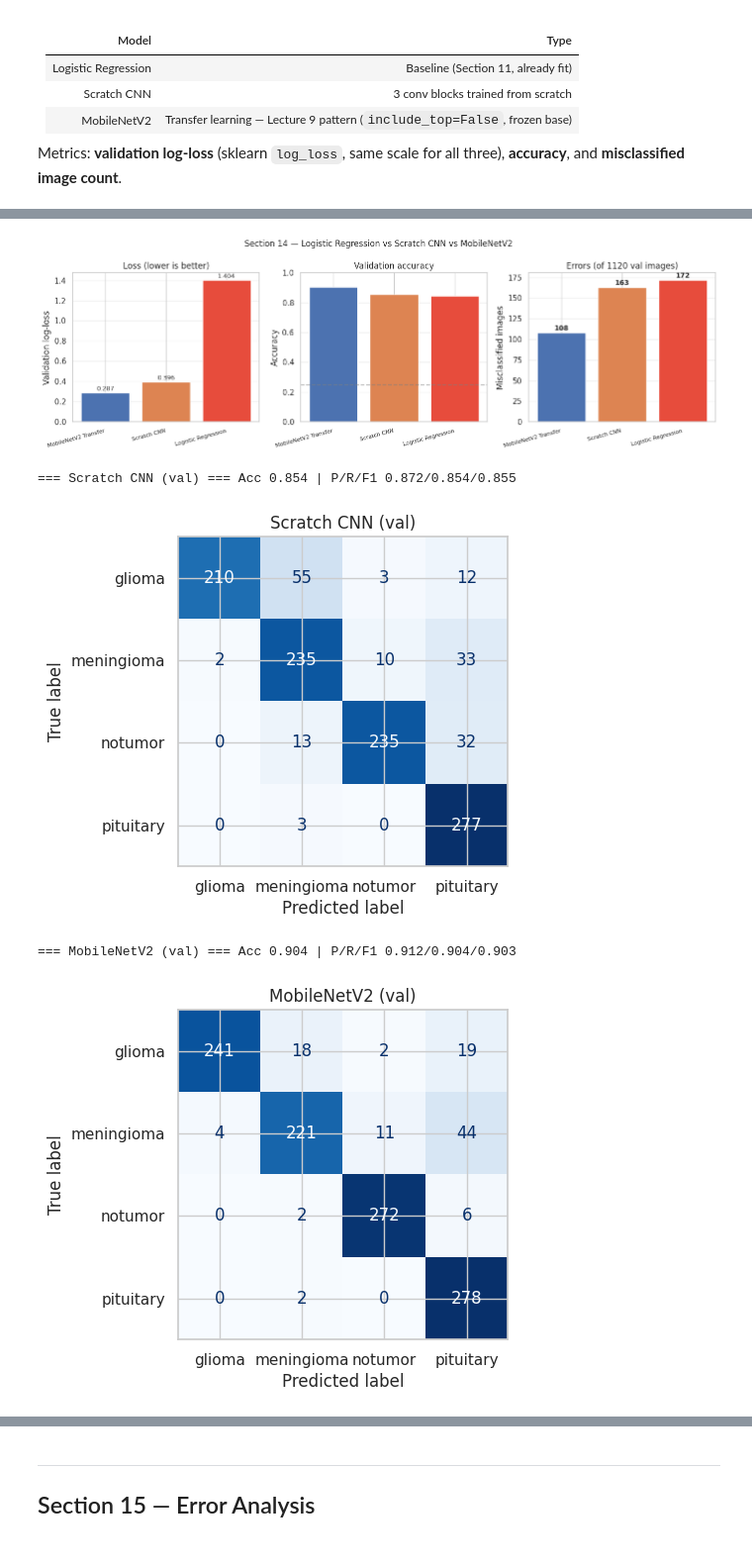
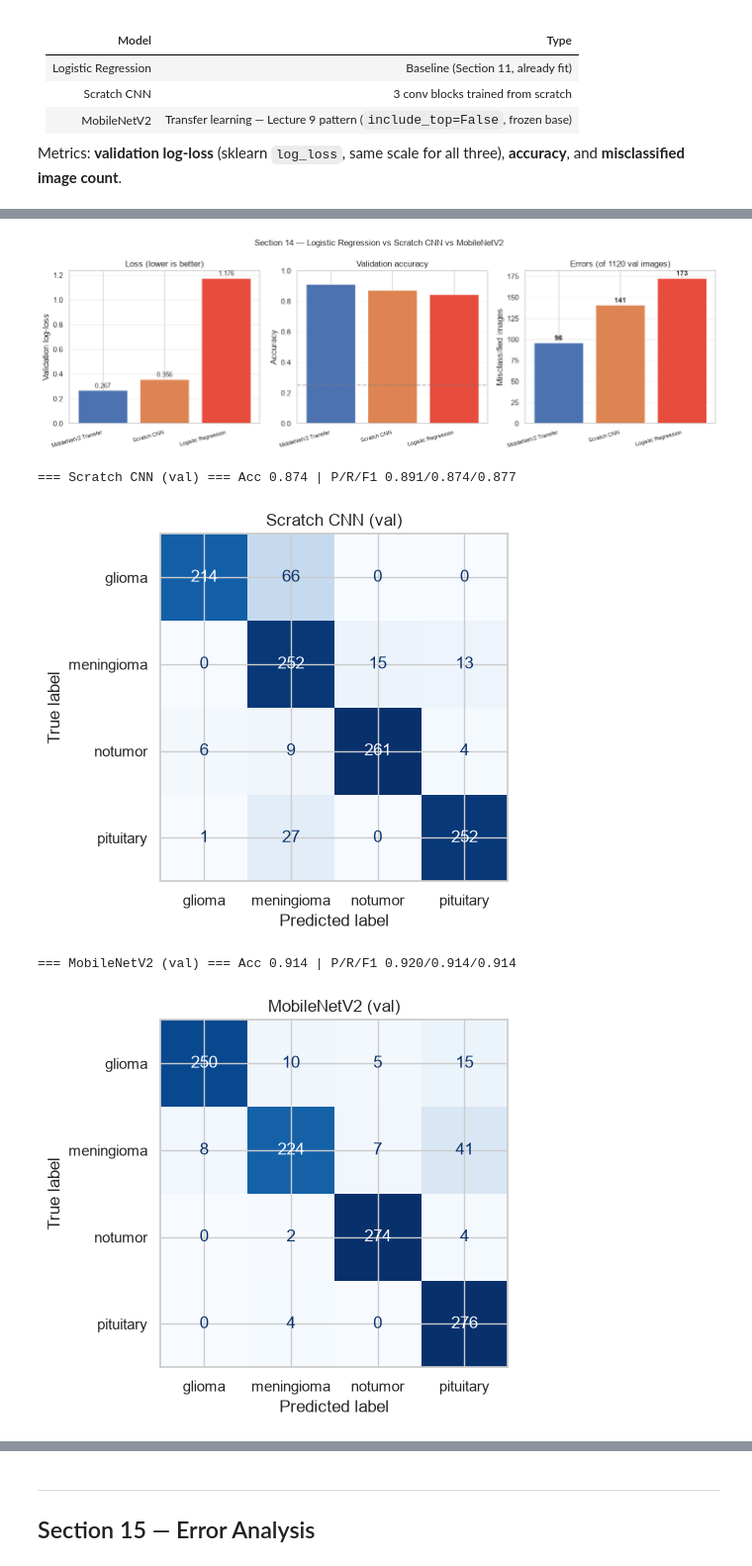
Before and after one commit to inezaodon/tumor-classification, a Jupyter notebook: final_nb_deliverable3_ml.ipynb, the cells around one changed output, grey strips where cells are left out. Shown at 99% size. Saved outputs shown, nothing was run; the diff lists cells and outputs as text; code cells hidden in the pictures.

```diff
--- a/final_nb_deliverable3_ml.ipynb
+++ b/final_nb_deliverable3_ml.ipynb
@@ -717,7 +716,7 @@ else:
     print(f'Scratch CNN | val loss {scratch_loss:.3f} | '
           f'acc {comparison[-1]["accuracy"]:.3f} | errors {scratch_mis}/{len(y_va)}')
 
-    # 3) MobileNetV2 transfer learning (Lecture 9)
+    # 3) MobileNetV2 transfer learning (Lecture 9 pattern)
     print('\n--- Training MobileNetV2 transfer model ---')
     data_augmentation = keras.Sequential([
         layers.RandomFlip('horizontal', input_shape=(IMG_SIZE[0], IMG_SIZE[1], 3)),
@@ -728,6 +727,8 @@ else:
         input_shape=(IMG_SIZE[0], IMG_SIZE[1], 3), include_top=False, weights='imagenet',
     )
     base_model.trainable = False
+
+    # Stage 1: train classification head only (base frozen)
     inputs = keras.Input(shape=(IMG_SIZE[0], IMG_SIZE[1], 3))
     x = data_augmentation(inputs)
     x = keras.applications.mobilenet_v2.preprocess_input(x)
@@ -746,15 +747,16 @@ else:
         epochs=EPOCHS, batch_size=BATCH, callbacks=[es], verbose=1,
     )
 
+    # Stage 2: fine-tune last 50 layers of MobileNetV2 at a lower learning rate
     base_model.trainable = True
-    for layer in base_model.layers[:-30]:
-      layer.trainable = False
+    for layer in base_model.layers[:-50]:
+        layer.trainable = False
     cnn_transfer.compile(optimizer=keras.optimizers.Adam(1e-5),
-      loss=keras.losses.SparseCategoricalCrossentropy(from_logits=True),
-      metrics=['accuracy'])
+        loss=keras.losses.SparseCategoricalCrossentropy(from_logits=True),
+        metrics=['accuracy'])
     history_transfer = cnn_transfer.fit(
-      X_tr_rgb, y_tr, validation_data=(X_va_rgb, y_va),
-      epochs=15, batch_size=BATCH, callbacks=[es], verbose=1,
+        X_tr_rgb, y_tr, validation_data=(X_va_rgb, y_va),
+        epochs=15, batch_size=BATCH, callbacks=[es], verbose=1,
     )
 
     transfer_logits = cnn_transfer.predict(X_va_rgb, verbose=0)
@@ -874,5 +886,5 @@ MobileNetV2 Transfer    0.2871    0.9036            108      0.0964
-[figure, old version]
+[figure, new version]
-=== Scratch CNN (val) === Acc 0.854 | P/R/F1 0.872/0.854/0.855
+=== Scratch CNN (val) === Acc 0.874 | P/R/F1 0.891/0.874/0.877
-[figure, old version]
+[figure, new version]
-=== MobileNetV2 (val) === Acc 0.904 | P/R/F1 0.912/0.904/0.903
+=== MobileNetV2 (val) === Acc 0.914 | P/R/F1 0.920/0.914/0.914
-[figure, old version]
+[figure, new version]
```
Also changed, not shown: parts of 22 cells of this notebook.
